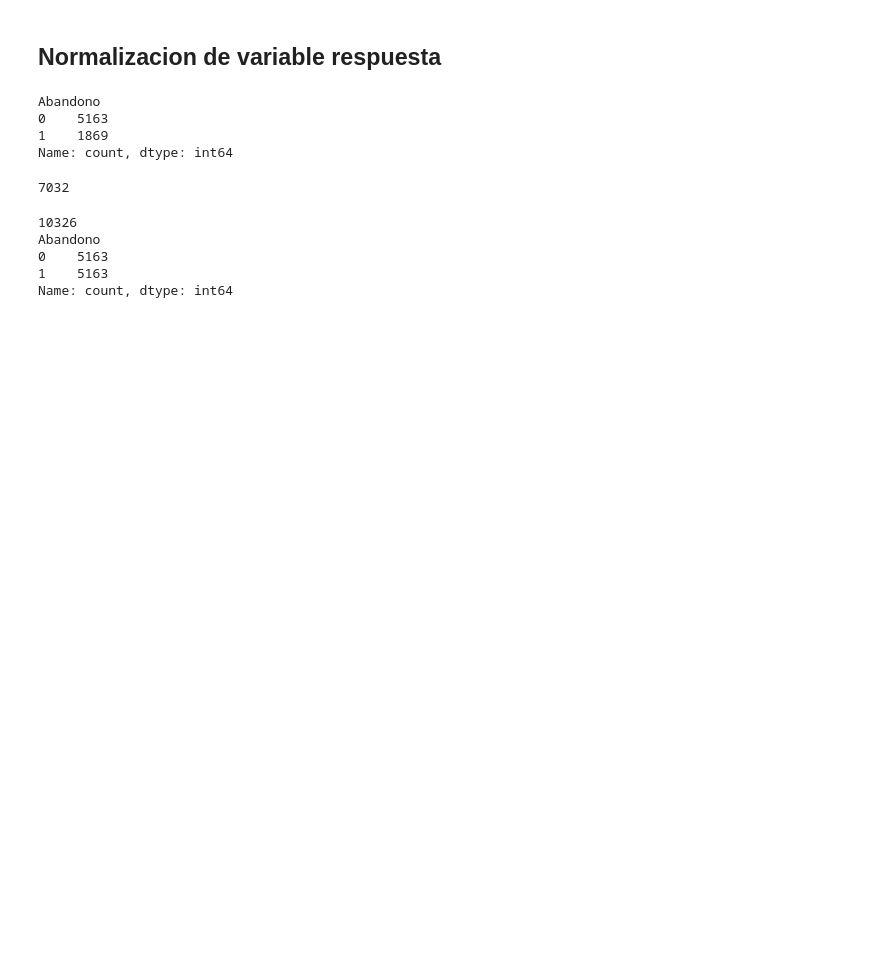
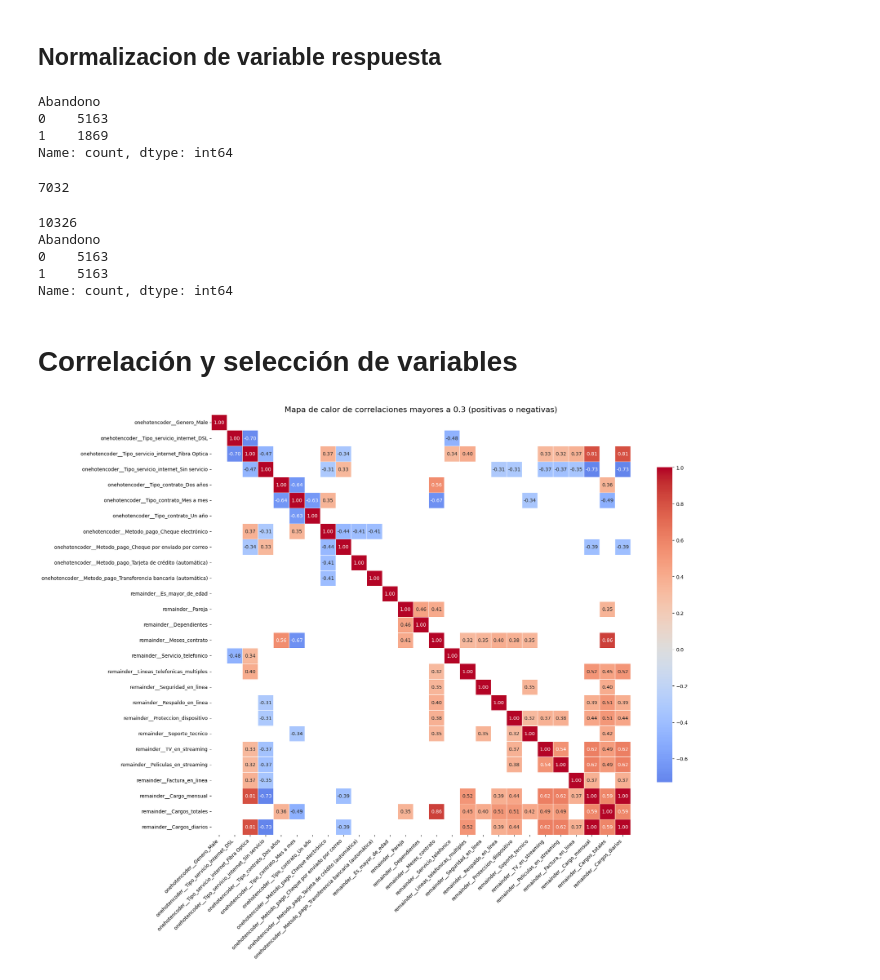
Before and after one commit to ErikGzz03TEC/Challenge_Telecom_X_parte_2, a Jupyter notebook: Challenge_TelecomX_2.ipynb, the cells around one changed output. Saved outputs shown, nothing was run; the diff lists cells and outputs as text; code cells hidden in the pictures; blank space fills up the shorter version.

```diff
--- a/Challenge_TelecomX_2.ipynb
+++ b/Challenge_TelecomX_2.ipynb
@@ -330,7 +387,7 @@ y = df['Abandono']
 
 columnas_cat = list(X.select_dtypes(include='object').columns)
 
-one_hot = make_column_transformer((OneHotEncoder(drop= 'if_binary'), columnas_cat),
+one_hot = make_column_transformer((OneHotEncoder(drop= 'if_binary', dtype= np.int64), columnas_cat),
                                   remainder= 'passthrough', sparse_threshold=0)
 
 
@@ -393,6 +442,6 @@ plt.show()
 # %%
 normalizador = MinMaxScaler()
-columnas_a_normalizar = ['remainder__Cargo_mensual', 'remainder__Cargos_totales']
+columnas_a_normalizar = ['remainder__Cargo_mensual', 'remainder__Cargos_totales','remainder__Cargos_diarios']
 X_codificada[columnas_a_normalizar] = normalizador.fit_transform(X_codificada[columnas_a_normalizar])
 # %%
 X_codificada
@@ -453,3 +486,28 @@ Abandono
 0    5163
 1    5163
 Name: count, dtype: int64
+# %% [markdown]
+# Correlación y selección de variables
+# %%
+correlation_matrix = X_balanceada.corr()
+
+mask = np.abs(correlation_matrix) < 0.3
+correlation_filtered = correlation_matrix.mask(mask)
+
+# Gráfico de calor con números visibles
+plt.figure(figsize=(20, 16))
+sns.heatmap(correlation_filtered,
+            cmap='coolwarm',
+            annot=True,             # Mostrar valores
+            fmt=".2f",              # Dos decimales
+            center=0,
+            linewidths=0.5,         # Separadores entre celdas
+            cbar_kws={"shrink": 0.75})  # Barra de color más compacta
+
+plt.title('Mapa de calor de correlaciones mayores a 0.3 (positivas o negativas)', fontsize=16)
+plt.xticks(rotation=45, ha='right')
+plt.yticks(rotation=0)
+plt.tight_layout()
+plt.show()
+# %% [output]
+[figure, added]
```
Also changed, not shown: parts of 35 cells of this notebook.
